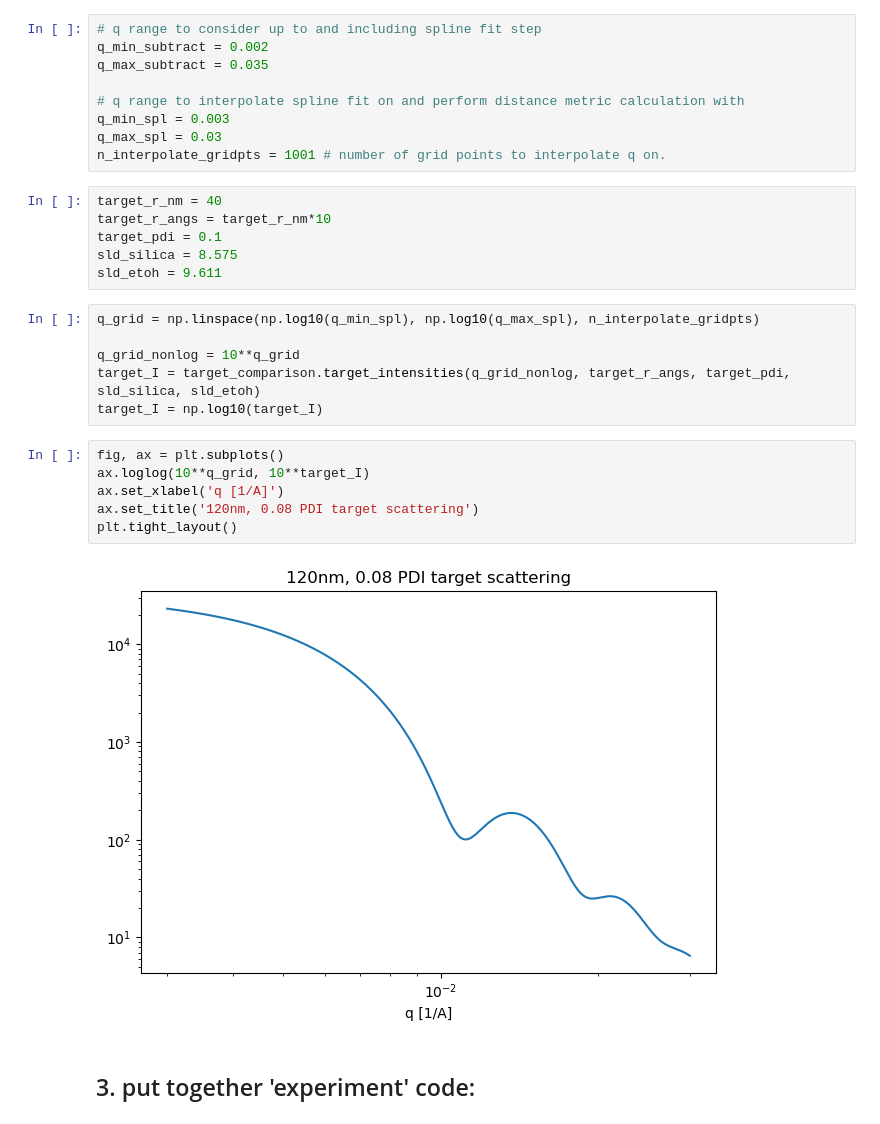
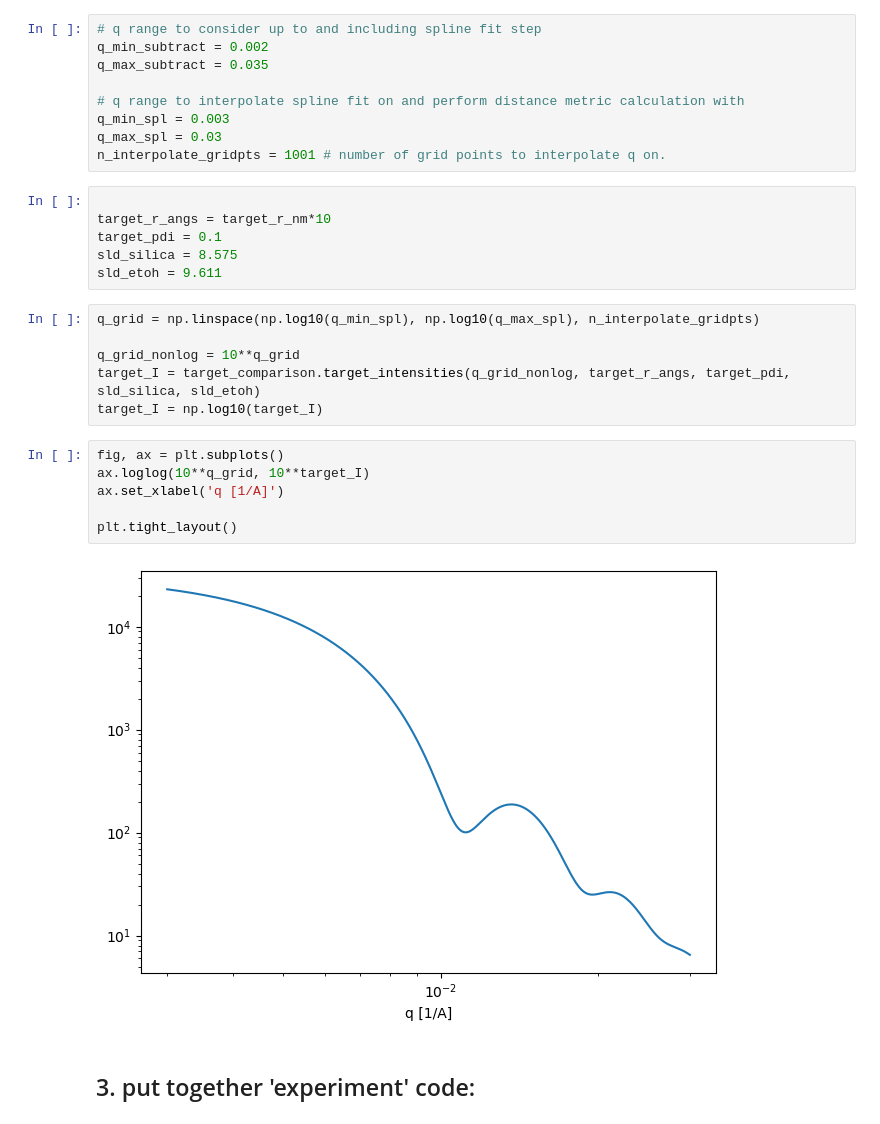
Before and after one commit to pozzo-research-group/silica-np-synthesis, a Jupyter notebook: in_silico_simulation/in_silico_sim_dev.ipynb, the cells around one changed output. Cells and saved outputs as stored; diff of their text form.

```diff
--- a/in_silico_simulation/in_silico_sim_dev.ipynb
+++ b/in_silico_simulation/in_silico_sim_dev.ipynb
@@ -119,7 +169,7 @@ q_min_spl = 0.003
 q_max_spl = 0.03
 n_interpolate_gridpts = 1001 # number of grid points to interpolate q on.
 # %%
-target_r_nm = 40
+
 target_r_angs = target_r_nm*10
 target_pdi = 0.1
 sld_silica = 8.575
@@ -133,11 +183,11 @@ target_I = np.log10(target_I)
 # %%
 fig, ax = plt.subplots()
 ax.loglog(10**q_grid, 10**target_I)
 ax.set_xlabel('q [1/A]')
-ax.set_title('120nm, 0.08 PDI target scattering')
+
 plt.tight_layout()
 # %% [output]
-[figure, old version]
+[figure, new version]
 # %% [markdown]
 ## 3. put together 'experiment' code:
 # %%
```
Also changed, not shown: parts of 45 cells of this notebook.
